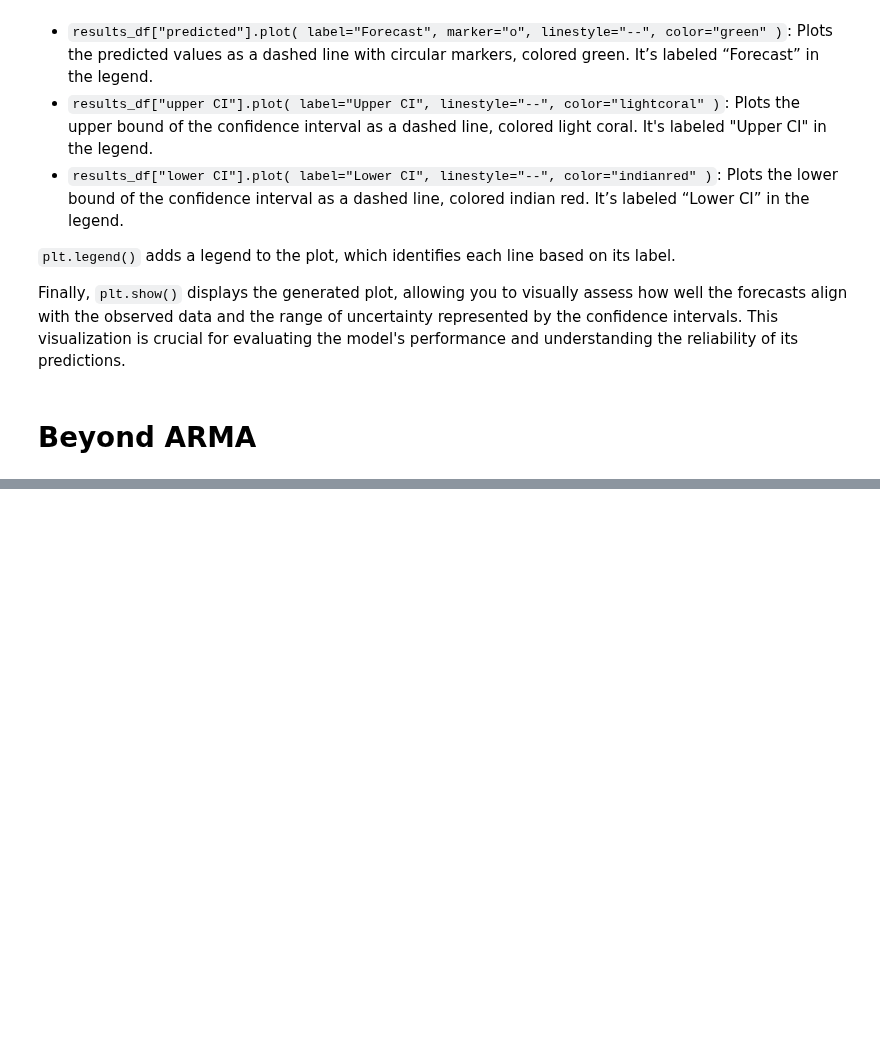
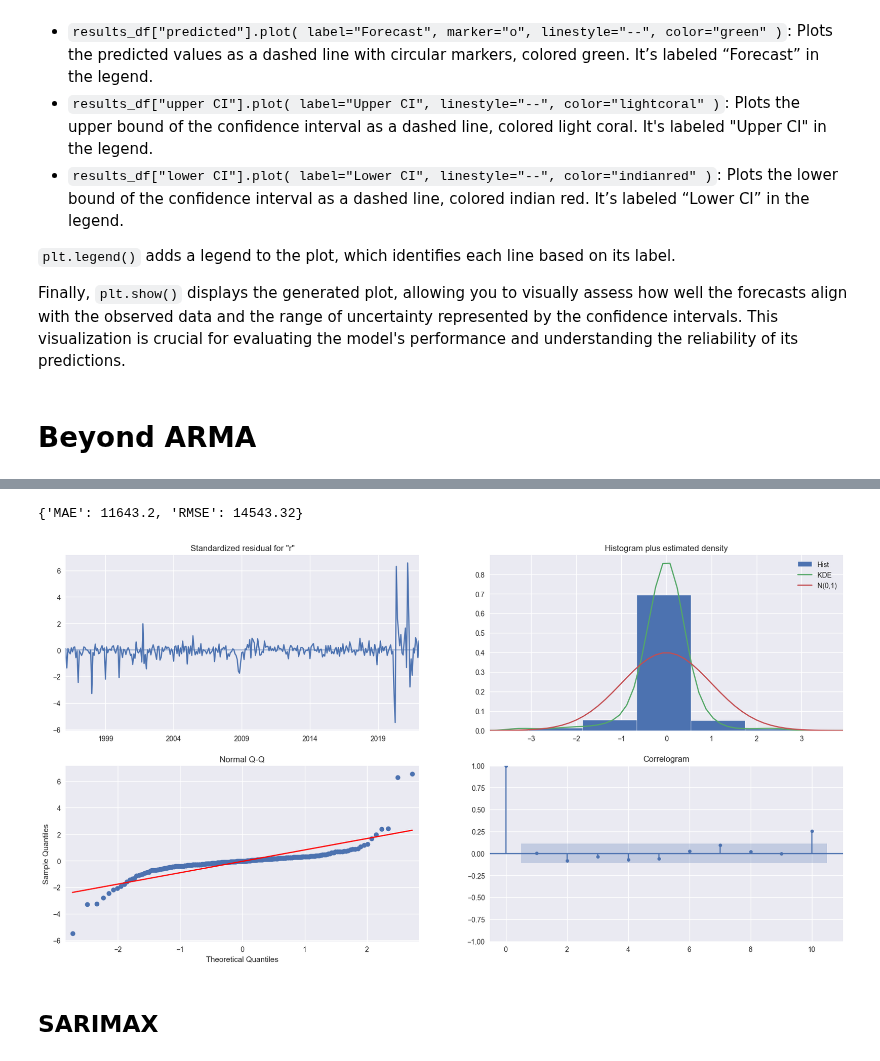
Before and after one commit to tng-konrad/time-series-with-Konrad, a Jupyter notebook: m03-arima-family.ipynb, the cells around one changed output, grey strips where cells are left out. Drawn from its saved outputs; the diff is of its cells as text; code cells hidden in the pictures; blank space fills up the shorter version.

```diff
--- a/m03-arima-family.ipynb
+++ b/m03-arima-family.ipynb
@@ -561,0 +580,8 @@ TODO
+# %%
+model_sarima = SARIMAX(
+    y_train,
+    order=(0, 1, 2),
+    seasonal_order=(0, 1, 2, 12),
+)
+result_sarima = model_sarima.fit()
+print(result_sarima.summary())
@@ -561,0 +618,12 @@ TODO
+# %%
+forecast_sarima = result_sarima.get_forecast(steps=len(y_test)).predicted_mean
+forecast_metrics(y_test,forecast_sarima)
+# %% [output]
+{'MAE': 11643.2, 'RMSE': 14543.32}
+# %%
+result_sarima.plot_diagnostics()
+print()
+# %% [output]
+[figure, added]
+# %% [markdown]
+## SARIMAX
```
Also changed, not shown: parts of 66 cells of this notebook.
